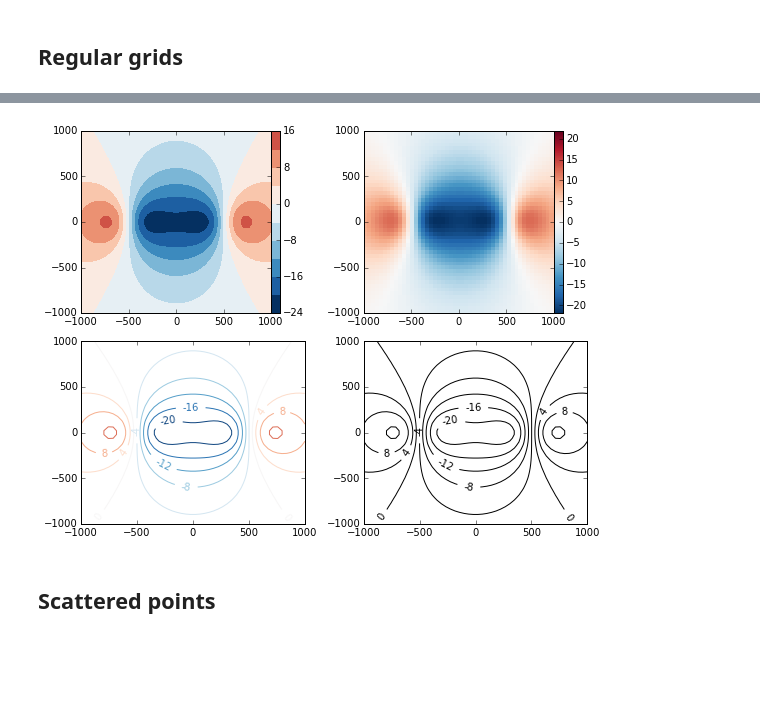
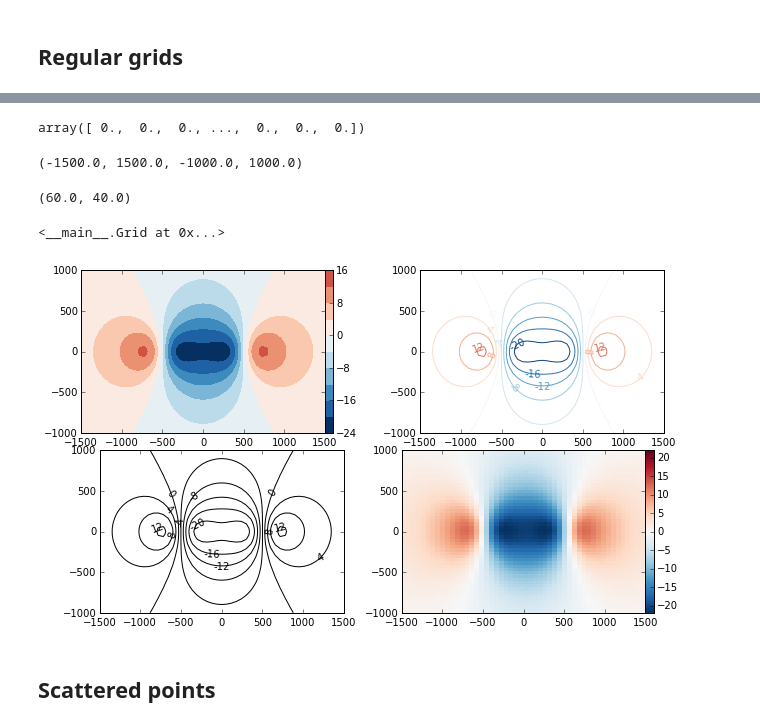
Before and after one commit to fatiando/prototypes, a Jupyter notebook: grid-class.ipynb, the cells around one changed output, grey strips where cells are left out. Cells and saved outputs as stored; diff of their text form; code cells hidden in the pictures; blank space fills up the shorter version.

```diff
--- a/grid-class.ipynb
+++ b/grid-class.ipynb
@@ -257,0 +340,2 @@ reg.add_attribute('data', prism.gxx(reg.x, reg.y, reg.z, [Prism(-500, 500, -100,
+# %%
+g = Grid.regular((-1.5e3, 1.5e3, -1e3, 1e3), (51, 51), z=0)
@@ -258,16 +360,40 @@ reg.add_attribute('data', prism.gxx(reg.x, reg.y, reg.z, [Prism(-500, 500, -100,
+# %%
+g.z
+# %% [output]
+array([ 0.,  0.,  0., ...,  0.,  0.,  0.])
+# %%
+g.area
+# %% [output]
+(-1500.0, 1500.0, -1000.0, 1000.0)
+# %%
+g.spacing
+# %% [output]
+(60.0, 40.0)
+# %%
+model = [Prism(-500, 500, -100, 100, 200, 600, {'density':1000})]
+g.add_attribute('data', prism.gxx(g.x, g.y, g.z, model))
+# %% [output]
+<__main__.Grid at 0x...>
 # %%
-mpl.figure(figsize=(8, 6))
+mpl.figure(figsize=(9, 5))
 mpl.subplot(221)
-reg.contourf('data')
+mpl.axis('scaled')
+g.contourf('data')
+
 mpl.subplot(222)
-reg.pcolor('data')
+mpl.axis('scaled')
+g.contour('data')
+
 mpl.subplot(223)
-reg.contour('data')
+mpl.axis('scaled')
+g.contour('data', colors='k')
+
 mpl.subplot(224)
-reg.contour('data', colors='k')
-mpl.tight_layout()
+mpl.axis('scaled')
+g.pcolor('data')
+mpl.tight_layout(pad=0.0)
 # %% [output]
-[figure, old version]
+[figure, new version]
 # %% [markdown]
 ## Scattered points
 # %%
```
Also changed, not shown: parts of 19 cells of this notebook, 2 other files.
